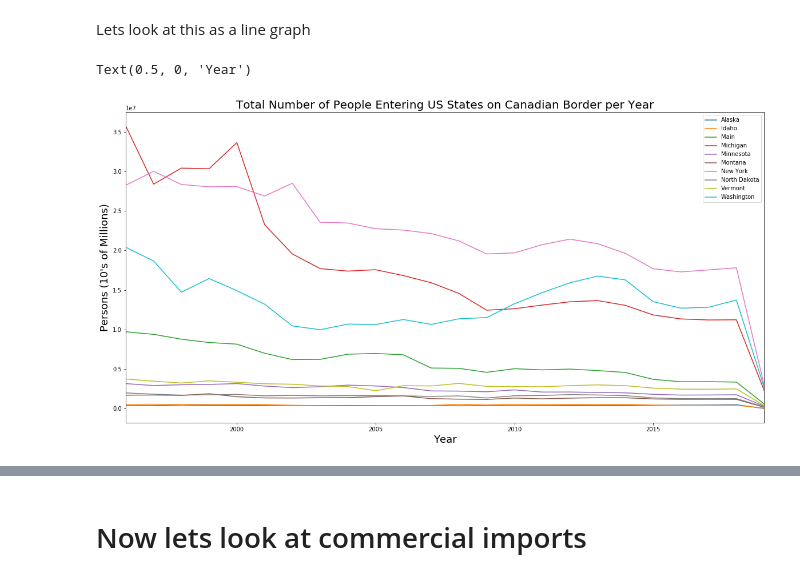
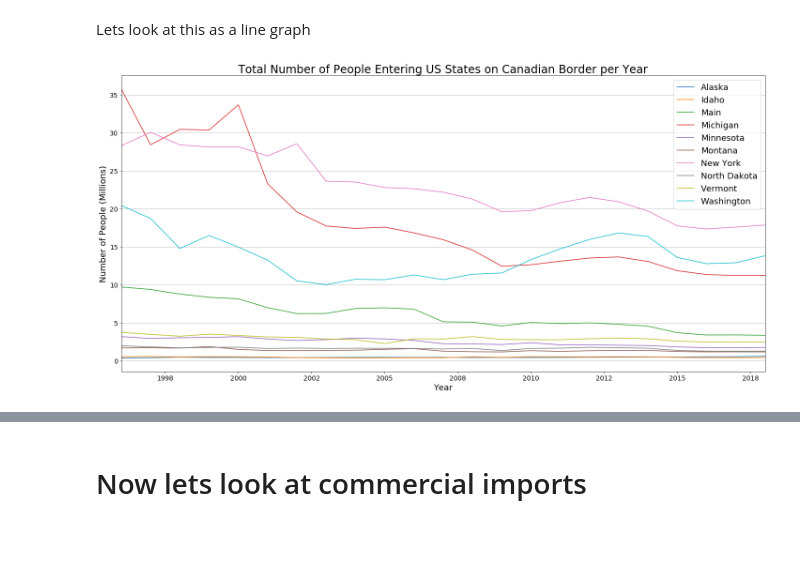
Before and after one commit to philipayazi/Project1_BorderEntries, a Jupyter notebook: Border_Entries_and _Trade.ipynb, the cells around one changed output, grey strips where cells are left out. Saved outputs shown, nothing was run; the diff lists cells and outputs as text; code cells hidden in the pictures; blank space fills up the shorter version.

```diff
--- a/Border_Entries_and _Trade.ipynb
+++ b/Border_Entries_and _Trade.ipynb
@@ -1373,19 +1418,19 @@ can_per_table = can_per_table.merge(ny_per_table.to_frame(), left_index=True, ri
 # %%
 can_per_table = can_per_table.rename(columns={0: "New York"})
 # %%
-nd_per_table = pvt_can_bd_state[pvt_can_bd_state.columns[[84,86,87]]].sum(axis=1)
+nd_per_table = pvt_can_bd_state[pvt_can_bd_state.columns[[84,86,87,91]]].sum(axis=1)
 # %%
 can_per_table = can_per_table.merge(nd_per_table.to_frame(), left_index=True, right_index=True)
 # %%
 can_per_table = can_per_table.rename(columns={0: "North Dakota"})
 # %%
-vt_per_table = pvt_can_bd_state[pvt_can_bd_state.columns[[97,99,100]]].sum(axis=1)
+vt_per_table = pvt_can_bd_state[pvt_can_bd_state.columns[[97,99,100,104]]].sum(axis=1)
 # %%
 can_per_table = can_per_table.merge(vt_per_table.to_frame(), left_index=True, right_index=True)
 # %%
 can_per_table = can_per_table.rename(columns={0: "Vermont"})
 # %%
-wash_per_table = pvt_can_bd_state[pvt_can_bd_state.columns[[109,111,112]]].sum(axis=1)
+wash_per_table = pvt_can_bd_state[pvt_can_bd_state.columns[[109,111,112,116]]].sum(axis=1)
 # %%
 can_per_table = can_per_table.merge(wash_per_table.to_frame(), left_index=True, right_index=True)
 # %%
@@ -1413,0 +1438,3 @@ can_per_table
+# %%
+can_per_table = can_per_table/1000000
+can_per_table
@@ -1425,9 +1471,16 @@ Lets look at this as a line graph
 # %%
 can_per_table.plot(kind='line')
 plt.rcParams["figure.figsize"] = (20,10)
-plt.ylabel('Persons (10\'s of Millions)', fontsize=18)
-plt.title('Total Number of People Entering US States on Canadian Border per Year', fontsize=20)
+plt.ylabel('Number of People (Millions)', fontsize=18)
+plt.title('Total Number of People Entering US States on Canadian Border per Year', fontsize=24)
 plt.xlabel('Year', fontsize=18)
+plt.legend(fontsize=18)
+plt.xticks(style='normal',fontsize=14)
+plt.gca().yaxis.set_major_formatter(StrMethodFormatter('{x:,.0f}'))
+plt.gca().xaxis.set_major_formatter(StrMethodFormatter('{x:.0f}'))
+plt.yticks(fontsize=14)
+plt.grid(axis='y')
+
+plt.tight_layout()
 # %% [output]
-Text(0.5, 0, 'Year')
-[figure, old version]
+[figure, new version]
```
Also changed, not shown: parts of 71 cells of this notebook.
